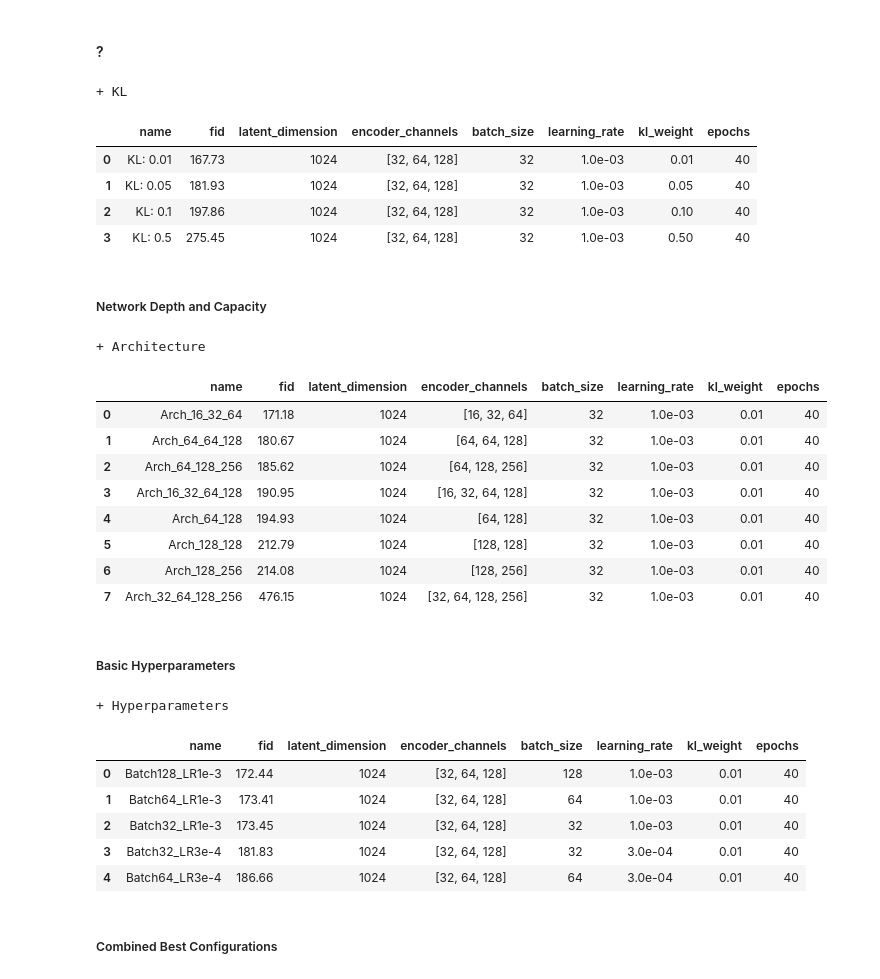
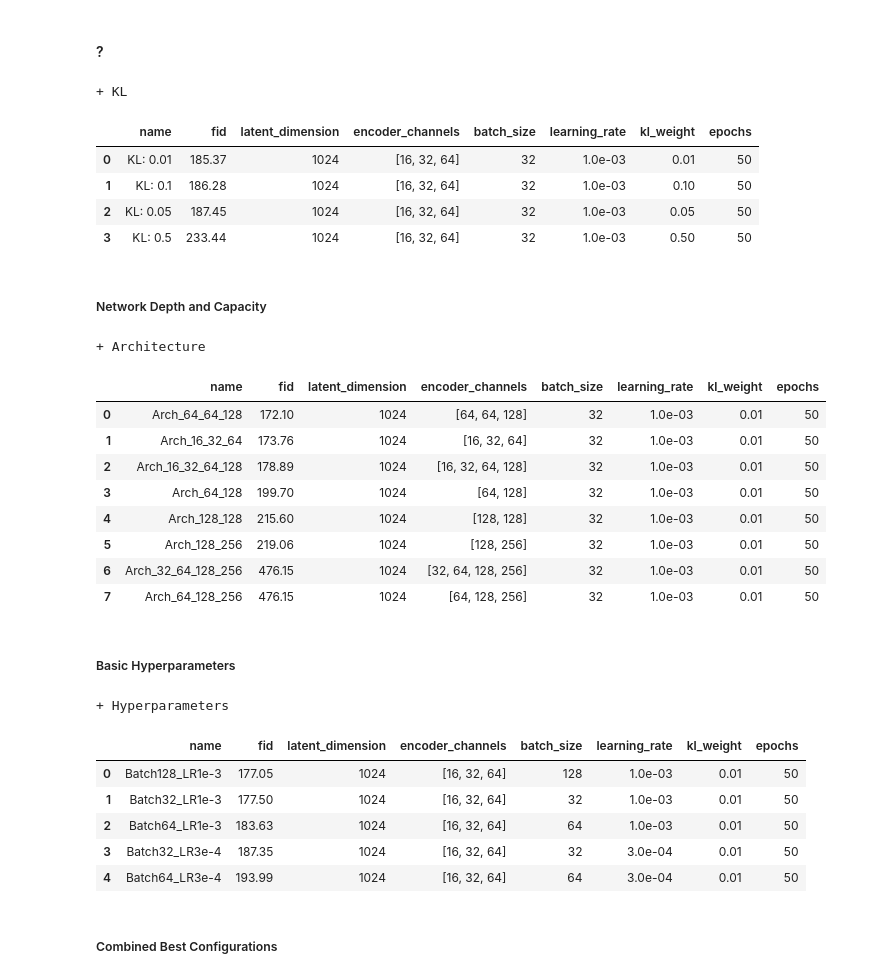
Before and after one commit to hbiegacz/artificial_neural_networks, a Jupyter notebook: mini_project_4/piatek_Biegacz_Cieslik/experiments.ipynb, the cells around one changed output. Cells and saved outputs as stored; diff of their text form; code cells hidden in the pictures.

```diff
--- a/mini_project_4/piatek_Biegacz_Cieslik/experiments.ipynb
+++ b/mini_project_4/piatek_Biegacz_Cieslik/experiments.ipynb
@@ -150,7 +150,7 @@ Latent Space Dimensionality
 # %%
 kl_results = []
 for kl in [0.01, 0.05, 0.1, 0.5]:
-    config = VAEConfig(kl_weight=kl, latent_dimension=1024, epochs=50, batch_size=32, encoder_channels=[16, 32, 64],)
+    config = VAEConfig(kl_weight=kl, latent_dimension=1024, epochs=50, batch_size=32, encoder_channels=[16, 32, 64])
     kl_results.append(run_and_evaluate_configuration(f"KL: {kl}", config, train_dataset))
 
 all_experiment_results.append(kl_results)
@@ -158,53 +158,53 @@ display_results(kl_results, "+ KL")
 # %% [output]
 + KL
 |  | name | fid | latent_dimension | encoder_channels | batch_size | learning_rate | kl_weight | epochs |
-| 0 | KL: 0.01 | 167.73 | 1024 | [32, 64, 128] | 32 | 1.0e-03 | 0.01 | 40 |
-| 1 | KL: 0.05 | 181.93 | 1024 | [32, 64, 128] | 32 | 1.0e-03 | 0.05 | 40 |
-| 2 | KL: 0.1 | 197.86 | 1024 | [32, 64, 128] | 32 | 1.0e-03 | 0.10 | 40 |
-| 3 | KL: 0.5 | 275.45 | 1024 | [32, 64, 128] | 32 | 1.0e-03 | 0.50 | 40 |
+| 0 | KL: 0.01 | 185.37 | 1024 | [16, 32, 64] | 32 | 1.0e-03 | 0.01 | 50 |
+| 1 | KL: 0.1 | 186.28 | 1024 | [16, 32, 64] | 32 | 1.0e-03 | 0.10 | 50 |
+| 2 | KL: 0.05 | 187.45 | 1024 | [16, 32, 64] | 32 | 1.0e-03 | 0.05 | 50 |
+| 3 | KL: 0.5 | 233.44 | 1024 | [16, 32, 64] | 32 | 1.0e-03 | 0.50 | 50 |
 # %% [markdown]
 ##### Network Depth and Capacity
 # %%
 architectures = {
     "64_128":     [64, 128],
     "128_256":    [128, 256],
     "64_128_256":  [64, 128, 256],
     "32_64_128_256":     [32, 64, 128, 256],
     "16_32_64":      [16, 32, 64],
     "16_32_64_128":        [16, 32, 64, 128],
     "64_64_128":    [64, 64, 128],
     "128_128":           [128, 128]
     }
 
 architecture_results = []
 
 for name, channels in architectures.items():
-    config = VAEConfig(encoder_channels=channels, epochs=40, latent_dimension=1024, kl_weight=0.01, batch_size=32)
+    config = VAEConfig(encoder_channels=channels, epochs=50, latent_dimension=1024, kl_weight=0.01, batch_size=32)
     architecture_results.append(run_and_evaluate_configuration(f"Arch_{name}", config, train_dataset))
 
 all_experiment_results.append(architecture_results)
 display_results(architecture_results, "+ Architecture")
 # %% [output]
 + Architecture
 |  | name | fid | latent_dimension | encoder_channels | batch_size | learning_rate | kl_weight | epochs |
-| 0 | Arch_16_32_64 | 171.18 | 1024 | [16, 32, 64] | 32 | 1.0e-03 | 0.01 | 40 |
-| 1 | Arch_64_64_128 | 180.67 | 1024 | [64, 64, 128] | 32 | 1.0e-03 | 0.01 | 40 |
-| 2 | Arch_64_128_256 | 185.62 | 1024 | [64, 128, 256] | 32 | 1.0e-03 | 0.01 | 40 |
-| 3 | Arch_16_32_64_128 | 190.95 | 1024 | [16, 32, 64, 128] | 32 | 1.0e-03 | 0.01 | 40 |
-| 4 | Arch_64_128 | 194.93 | 1024 | [64, 128] | 32 | 1.0e-03 | 0.01 | 40 |
-| 5 | Arch_128_128 | 212.79 | 1024 | [128, 128] | 32 | 1.0e-03 | 0.01 | 40 |
-| 6 | Arch_128_256 | 214.08 | 1024 | [128, 256] | 32 | 1.0e-03 | 0.01 | 40 |
-| 7 | Arch_32_64_128_256 | 476.15 | 1024 | [32, 64, 128, 256] | 32 | 1.0e-03 | 0.01 | 40 |
+| 0 | Arch_64_64_128 | 172.10 | 1024 | [64, 64, 128] | 32 | 1.0e-03 | 0.01 | 50 |
+| 1 | Arch_16_32_64 | 173.76 | 1024 | [16, 32, 64] | 32 | 1.0e-03 | 0.01 | 50 |
+| 2 | Arch_16_32_64_128 | 178.89 | 1024 | [16, 32, 64, 128] | 32 | 1.0e-03 | 0.01 | 50 |
+| 3 | Arch_64_128 | 199.70 | 1024 | [64, 128] | 32 | 1.0e-03 | 0.01 | 50 |
+| 4 | Arch_128_128 | 215.60 | 1024 | [128, 128] | 32 | 1.0e-03 | 0.01 | 50 |
+| 5 | Arch_128_256 | 219.06 | 1024 | [128, 256] | 32 | 1.0e-03 | 0.01 | 50 |
+| 6 | Arch_32_64_128_256 | 476.15 | 1024 | [32, 64, 128, 256] | 32 | 1.0e-03 | 0.01 | 50 |
+| 7 | Arch_64_128_256 | 476.15 | 1024 | [64, 128, 256] | 32 | 1.0e-03 | 0.01 | 50 |
 # %% [markdown]
 ##### Basic Hyperparameters
 # %%
 hyperparameters_experiments = []
 hyperparameter_configs = [
-    ("Batch32_LR1e-3", VAEConfig(batch_size=32, learning_rate=1e-3, epochs=40, latent_dimension=1024, kl_weight=0.01)),
-    ("Batch64_LR1e-3", VAEConfig(batch_size=64, learning_rate=1e-3, epochs=40, latent_dimension=1024, kl_weight=0.01)),
-    ("Batch128_LR1e-3", VAEConfig(batch_size=128, learning_rate=1e-3, epochs=40, latent_dimension=1024, kl_weight=0.01)),
-    ("Batch64_LR3e-4", VAEConfig(batch_size=64, learning_rate=3e-4, epochs=40, latent_dimension=1024, kl_weight=0.01)),
-    ("Batch32_LR3e-4", VAEConfig(batch_size=32, learning_rate=3e-4, epochs=40, latent_dimension=1024, kl_weight=0.01)),
+    ("Batch32_LR1e-3", VAEConfig(batch_size=32, learning_rate=1e-3, epochs=50, latent_dimension=1024, kl_weight=0.01, encoder_channels=[16, 32, 64],)),
+    ("Batch64_LR1e-3", VAEConfig(batch_size=64, learning_rate=1e-3, epochs=50, latent_dimension=1024, kl_weight=0.01, encoder_channels=[16, 32, 64],)),
+    ("Batch128_LR1e-3", VAEConfig(batch_size=128, learning_rate=1e-3, epochs=50, latent_dimension=1024, kl_weight=0.01, encoder_channels=[16, 32, 64],)),
+    ("Batch64_LR3e-4", VAEConfig(batch_size=64, learning_rate=3e-4, epochs=50, latent_dimension=1024, kl_weight=0.01, encoder_channels=[16, 32, 64],)),
+    ("Batch32_LR3e-4", VAEConfig(batch_size=32, learning_rate=3e-4, epochs=50, latent_dimension=1024, kl_weight=0.01, encoder_channels=[16, 32, 64],)),
 ]
 for name, config in hyperparameter_configs:
     hyperparameters_experiments.append(run_and_evaluate_configuration(name, config, train_dataset))
@@ -214,11 +214,11 @@ display_results(hyperparameters_experiments, "+ Hyperparameters")
 # %% [output]
 + Hyperparameters
 |  | name | fid | latent_dimension | encoder_channels | batch_size | learning_rate | kl_weight | epochs |
-| 0 | Batch128_LR1e-3 | 172.44 | 1024 | [32, 64, 128] | 128 | 1.0e-03 | 0.01 | 40 |
-| 1 | Batch64_LR1e-3 | 173.41 | 1024 | [32, 64, 128] | 64 | 1.0e-03 | 0.01 | 40 |
-| 2 | Batch32_LR1e-3 | 173.45 | 1024 | [32, 64, 128] | 32 | 1.0e-03 | 0.01 | 40 |
-| 3 | Batch32_LR3e-4 | 181.83 | 1024 | [32, 64, 128] | 32 | 3.0e-04 | 0.01 | 40 |
-| 4 | Batch64_LR3e-4 | 186.66 | 1024 | [32, 64, 128] | 64 | 3.0e-04 | 0.01 | 40 |
+| 0 | Batch128_LR1e-3 | 177.05 | 1024 | [16, 32, 64] | 128 | 1.0e-03 | 0.01 | 50 |
+| 1 | Batch32_LR1e-3 | 177.50 | 1024 | [16, 32, 64] | 32 | 1.0e-03 | 0.01 | 50 |
+| 2 | Batch64_LR1e-3 | 183.63 | 1024 | [16, 32, 64] | 64 | 1.0e-03 | 0.01 | 50 |
+| 3 | Batch32_LR3e-4 | 187.35 | 1024 | [16, 32, 64] | 32 | 3.0e-04 | 0.01 | 50 |
+| 4 | Batch64_LR3e-4 | 193.99 | 1024 | [16, 32, 64] | 64 | 3.0e-04 | 0.01 | 50 |
 # %% [markdown]
 ##### Combined Best Configurations
 # %%
```
Also changed, not shown: parts of 1 cell of this notebook.
